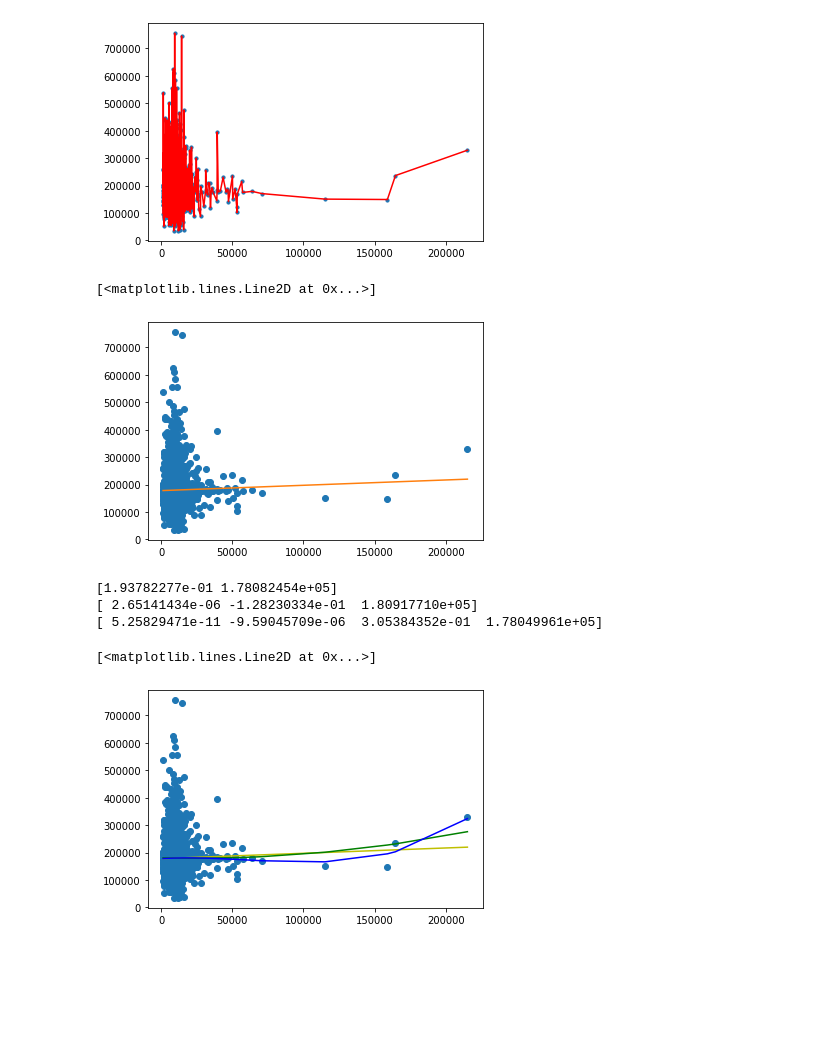
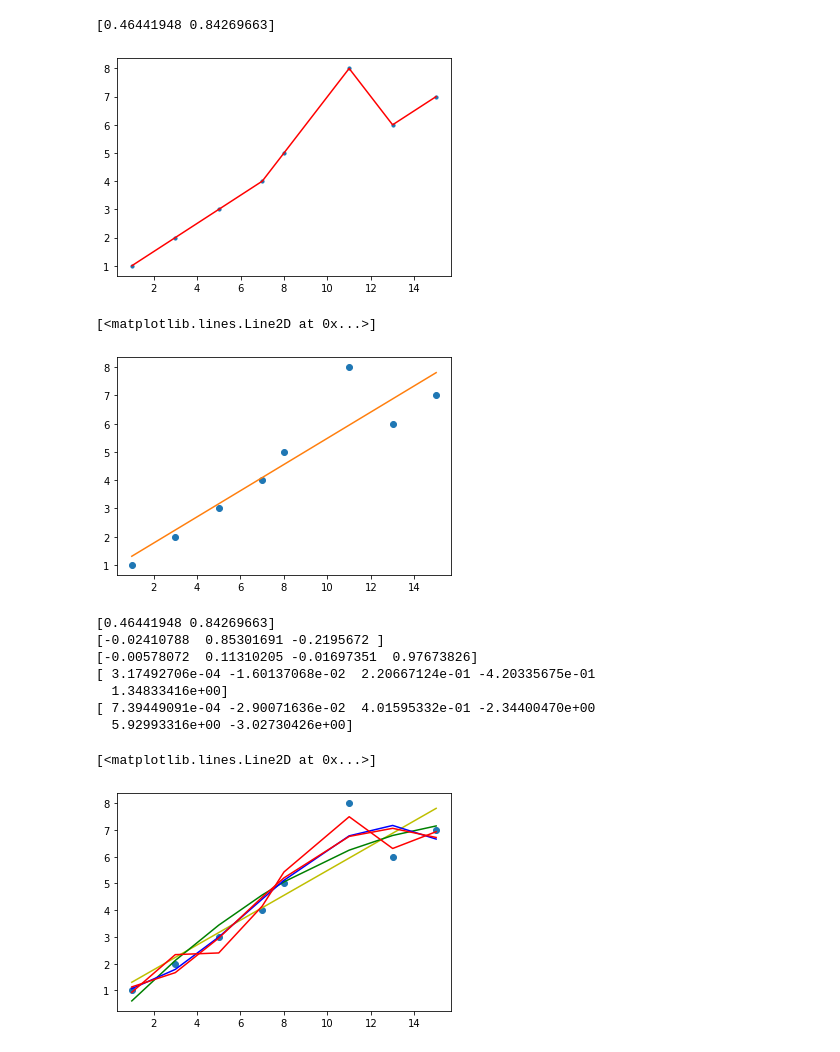
Before and after one commit to RPeralta5/Data-Science, a Jupyter notebook: Supplemental Files/ExampleofLinearRegression.ipynb, the cells around one changed output. Saved outputs shown, nothing was run; the diff lists cells and outputs as text; code cells hidden in the pictures; blank space fills up the shorter version.

Commit message:
Updated some examples for Polynomial Regression

```diff
--- a/Supplemental Files/ExampleofLinearRegression.ipynb
+++ b/Supplemental Files/ExampleofLinearRegression.ipynb
@@ -11,14 +11,27 @@ import matplotlib.pyplot as plt
 import numpy as np
 import pandas as pd
 
+pd.set_option('display.max_columns', 81)
+
 data_set = pd.read_csv(r'E:\ThisPC\Desktop\2019 Fall\CS 4661\Data-Science-master\Data-Science-master\Supplemental Files\House_Prices.csv')
 print(data_set.head())
 
 # Our Data
-X = data_set['LotArea']
-y = data_set['SalePrice']
+numerics = ['int16', 'int32', 'int64', 'float16', 'float32', 'float64']
+new_data_set = data_set.select_dtypes(include=numerics)
+print(new_data_set.head())
+
+#new_data_set = new_data_set.loc[:, new_data_set.columns != 'SalePrice']
+#print(new_data_set.head())
+
 #print(X.size)
 #print(y.size)
+
+#This is following the video https://www.youtube.com/watch?v=ro5ftxuD6is
+
+# Example Data
+X = ([1,3,5,7,8,15,11,13])
+y = ([1,2,3,4,5,6,7,8])
 
 from scipy.interpolate import *
 p1 = np.polyfit(X,y,1)
@@ -31,7 +44,7 @@ plt.scatter(X, y, s=10)
 sort_axis = operator.itemgetter(0)
 sorted_zip = sorted(zip(X,y), key=sort_axis)
 x, y = zip(*sorted_zip)
-plt.plot(X, y, color='m')
+plt.plot(X, y, color='y')
 plt.show()
 # %% [output]
    Id  MSSubClass MSZoning  LotFrontage  LotArea Street Alley LotShape  \
@@ -56,11 +69,9 @@ plt.show()
 # Lining through every point
 from numpy import *
 
-#X = ([1,3,5,7,8,15,11,13])
-#y = ([.1,.2,.3,.4,.5,.6,.7,.8])
-
 from scipy.interpolate import *
 p1 = polyfit(X,y,1)
+print(p1)
 
 
 import operator
@@ -73,34 +84,45 @@ X, y = zip(*sorted_zip)
 plt.plot(X, y, color='r')
 plt.show()
 # %% [output]
+[0.46441948 0.84269663]
-[figure, old version]
+[figure, new version]
 # %%
-# Polynomial Agreesion but now only in linear form
+# Polynomial Agression but now only in linear form
 plt.plot(X,y,'o')
 plt.plot(X,polyval(p1,X))
 # %% [output]
 [<matplotlib.lines.Line2D at 0x...>]
-[figure, old version]
+[figure, new version]
 # %%
 # Quadractic fit and Poly fit
 p2 = polyfit(X,y,2)
 p3 = polyfit(X,y,3)
+p4 = polyfit(X,y,4)
+p5 = polyfit(X,y,5)
 print(p1)
 print(p2)
 print(p3)
+print(p4)
+print(p5)
 # %% [output]
-[1.93782277e-01 1.78082454e+05]
-[ 2.65141434e-06 -1.28230334e-01  1.80917710e+05]
-[ 5.25829471e-11 -9.59045709e-06  3.05384352e-01  1.78049961e+05]
+[0.46441948 0.84269663]
+[-0.02410788  0.85301691 -0.2195672 ]
+[-0.00578072  0.11310205 -0.01697351  0.97673826]
+[ 3.17492706e-04 -1.60137068e-02  2.20667124e-01 -4.20335675e-01
+  1.34833416e+00]
+[ 7.39449091e-04 -2.90071636e-02  4.01595332e-01 -2.34400470e+00
+  5.92993316e+00 -3.02730426e+00]
 # %%
 # Polynomial Agression
 plt.plot(X,y,'o')
 plt.plot(X,polyval(p1,X), color='y') # Linear
 plt.plot(X,polyval(p2,X), color='g') # Quadratic
 plt.plot(X,polyval(p3,X), color='b') # Polynomial
+plt.plot(X,polyval(p4,X), color='r') # Polynomial
+plt.plot(X,polyval(p5,X), color='r') # Polynomial
 # %% [output]
 [<matplotlib.lines.Line2D at 0x...>]
-[figure, old version]
+[figure, new version]
 # %%
 # Polynomial Agression Smoother using linspace()
 plt.plot(X,y,'o')
```
Also changed, not shown: parts of 6 cells of this notebook.
